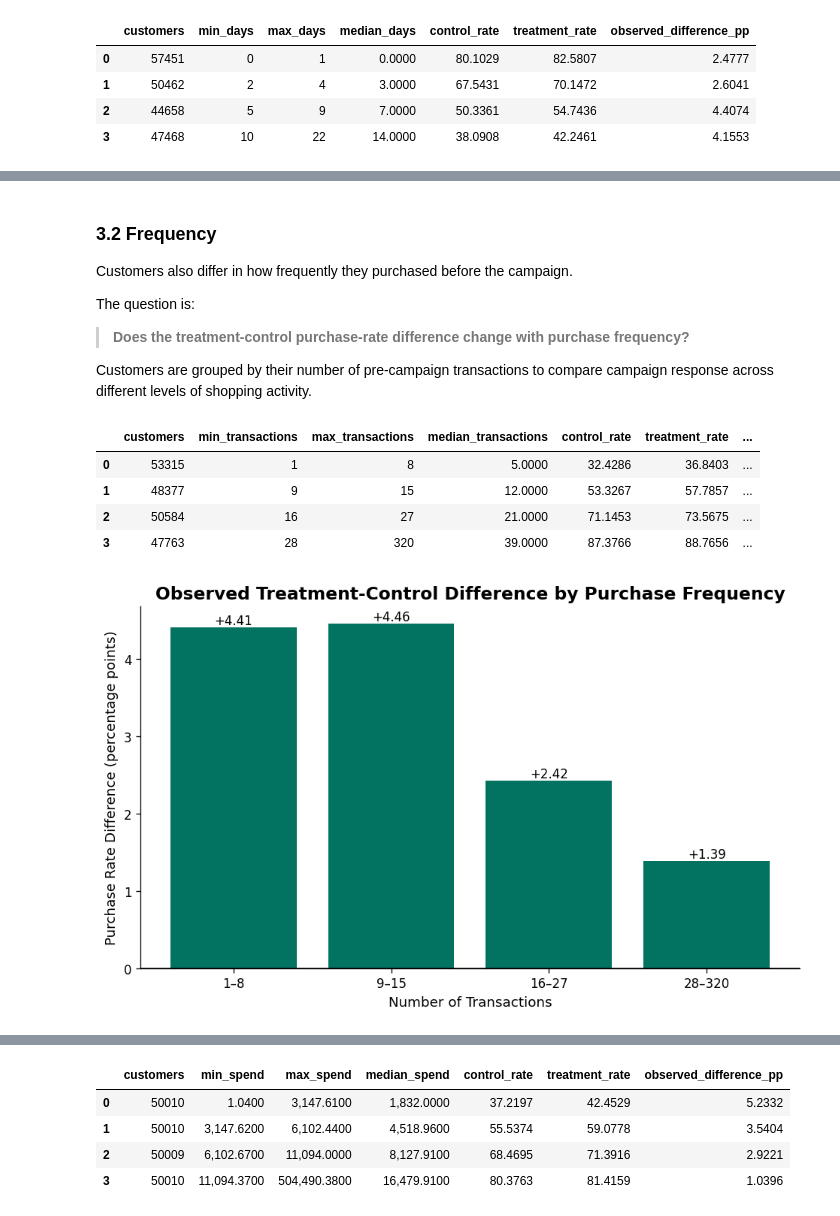
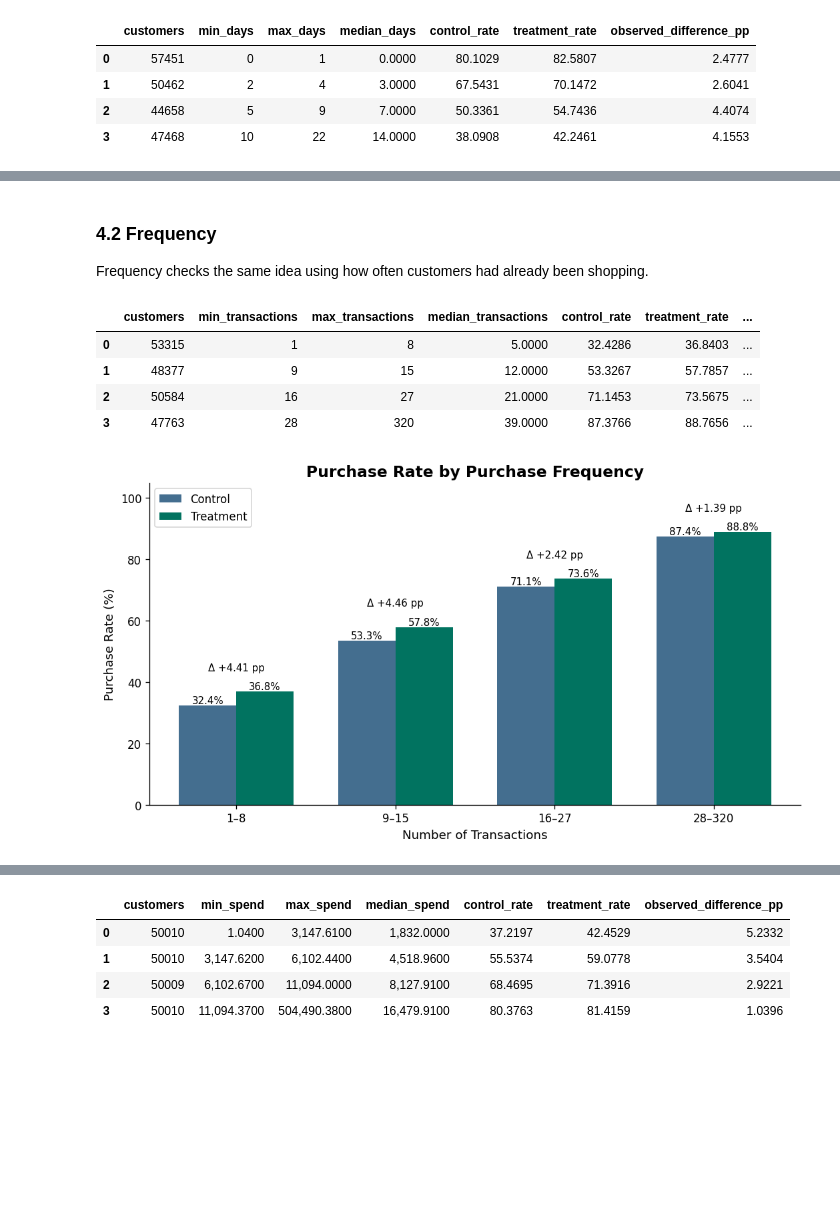
Before and after one commit to nguyen-lam-phuong-thao/uplift-customer-selection, a Jupyter notebook: notebooks/phase2_retailhero/02_retailhero_eda.ipynb, the cells around one changed output, grey strips where cells are left out. Cells and saved outputs as stored; diff of their text form; code cells hidden in the pictures; blank space fills up the shorter version.

```diff
--- a/notebooks/phase2_retailhero/02_retailhero_eda.ipynb
+++ b/notebooks/phase2_retailhero/02_retailhero_eda.ipynb
@@ -611,7 +535,7 @@ customer_recency = con.sql(
         DATE_DIFF(
             'day',
             lp.last_purchase_date,
-            TIMESTAMP '{purchase_reference_date}'
+            TIMESTAMP '{purchase_history_end}'
         ) AS recency_days
     FROM uplift_train AS u
     LEFT JOIN last_purchase AS lp
@@ -1656,7 +1611,7 @@ display(outcome_distribution)
 fig, ax = plt.subplots(figsize=(6, 5))
 
 bars = ax.bar(
-    ["No Purchase", "Purchase"],
+    outcome_distribution["outcome"],
     outcome_distribution["percentage"],
     color=[
         COLORS["rainy_lake"],
@@ -1664,7 +1619,7 @@ bars = ax.bar(
     ],
 )
 
-ax.set_title("Purchase Outcome After Campaign")
+ax.set_title("Outcome Distribution")
 ax.set_ylabel("Customers (%)")
 
 for bar, value in zip(
@@ -1983,13 +1999,7 @@ This suggests that **recency may be related to heterogeneous campaign response**
 # %% [markdown]
-### 3.2 Frequency
+### 4.2 Frequency
 
-Customers also differ in how frequently they purchased before the campaign.
-
-The question is:
-
-> **Does the treatment-control purchase-rate difference change with purchase frequency?**
-
-Customers are grouped by their number of pre-campaign transactions to compare campaign response across different levels of shopping activity.
+Frequency checks the same idea using how often customers had already been shopping.
 # %%
 frequency_effect = behavior_analysis[
     [
@@ -2062,55 +2072,25 @@ display(
 # %%
 frequency_labels = []
 
 for row in frequency_summary.itertuples():
     min_transactions = int(row.min_transactions)
     max_transactions = int(row.max_transactions)
 
     if min_transactions == max_transactions:
         label = f"{min_transactions}"
     else:
         label = f"{min_transactions}–{max_transactions}"
 
     frequency_labels.append(label)
 
-fig, ax = plt.subplots(figsize=(8, 5))
-
-bars = ax.bar(
+plot_group_purchase_rates(
+    frequency_summary,
     frequency_labels,
-    frequency_summary["observed_difference_pp"],
-    color=COLORS["pacific_green"],
+    title="Purchase Rate by Purchase Frequency",
+    xlabel="Number of Transactions",
 )
-
-ax.axhline(
-    0,
-    color="black",
-    linewidth=1,
-)
-
-ax.set_title(
-    "Observed Treatment-Control Difference by Purchase Frequency"
-)
-ax.set_xlabel("Number of Transactions")
-ax.set_ylabel(
-    "Purchase Rate Difference (percentage points)"
-)
-
-for bar, value in zip(
-    bars,
-    frequency_summary["observed_difference_pp"],
-):
-    ax.text(
-        bar.get_x() + bar.get_width() / 2,
-        value,
-        f"{value:+.2f}",
-        ha="center",
-        va="bottom" if value >= 0 else "top",
-    )
-
-plt.tight_layout()
-plt.show()
 # %% [output]
-[figure, old version]
+[figure, new version]
 # %% [markdown]
 #### Frequency Findings
 
```
Also changed, not shown: parts of 88 cells of this notebook.
